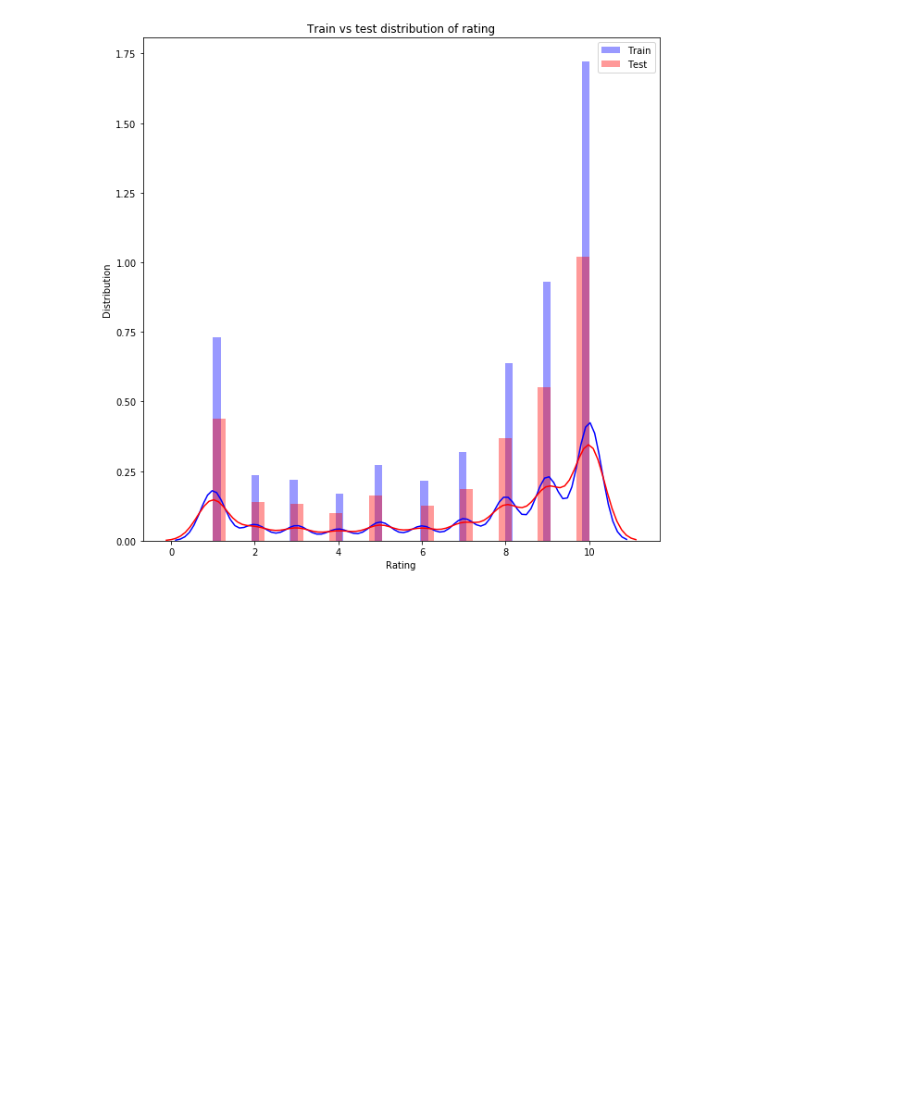
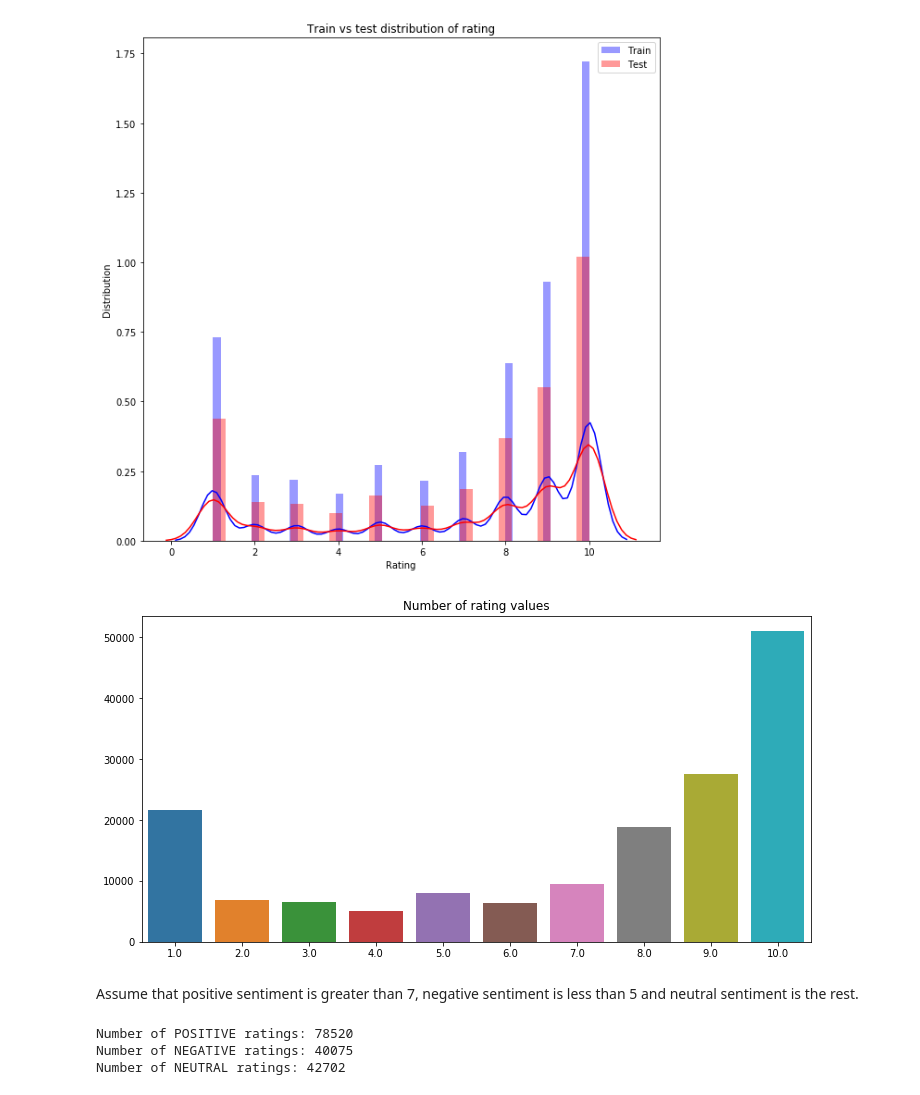
Before and after one commit to tamarakatic/sentiment-analysis-of-drug-reviews, a Jupyter notebook: notebooks/1.0-analysis-of-drugs-reviews.ipynb, the cells around one changed output. Drawn from its saved outputs; the diff is of its cells as text; code cells hidden in the pictures; blank space fills up the shorter version.

Commit message:
Add wordcloud. Show statistical description of reviews

```diff
--- a/notebooks/1.0-analysis-of-drugs-reviews.ipynb
+++ b/notebooks/1.0-analysis-of-drugs-reviews.ipynb
@@ -127,3 +136,18 @@ plt.legend()
 plt.show()
 # %% [output]
 [figure]
+# %%
+new_data_frame = train.copy()
+# %%
+plt.figure(figsize=(12, 6))
+ratings = new_data_frame.rating.value_counts().sort_values(ascending=False)
+sns.barplot(ratings.index, ratings)
+
+plt.xlabel("")
+plt.ylabel("")
+plt.title("Number of rating values")
+plt.show()
+# %% [output]
+[figure, added]
+# %% [markdown]
+Assume that positive sentiment is greater than 7, negative sentiment is less than 5 and neutral sentiment is the rest.
@@ -129,0 +172,8 @@ plt.show()
+# %%
+print("Number of POSITIVE ratings: {}".format(len(positive)))
+print("Number of NEGATIVE ratings: {}".format(len(negative)))
+print("Number of NEUTRAL ratings: {}".format(len(neutral)))
+# %% [output]
+Number of POSITIVE ratings: 78520
+Number of NEGATIVE ratings: 40075
+Number of NEUTRAL ratings: 42702
```
Also changed, not shown: parts of 20 cells of this notebook.
